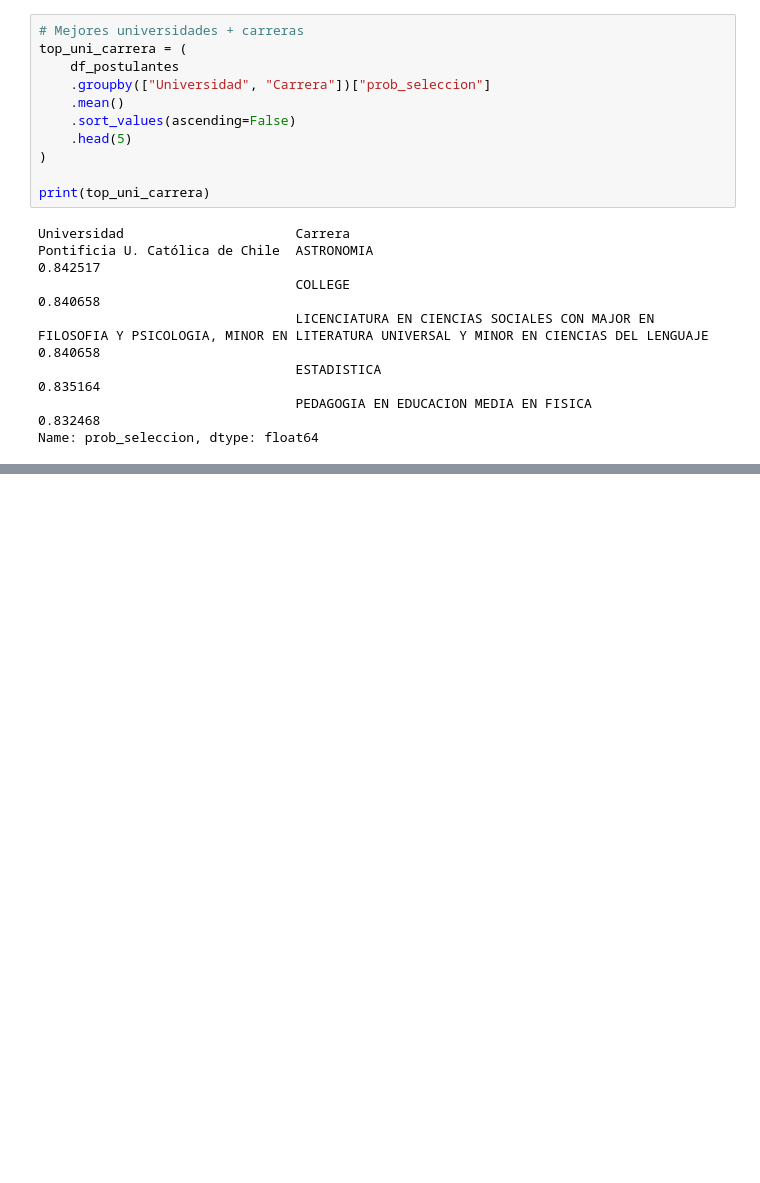
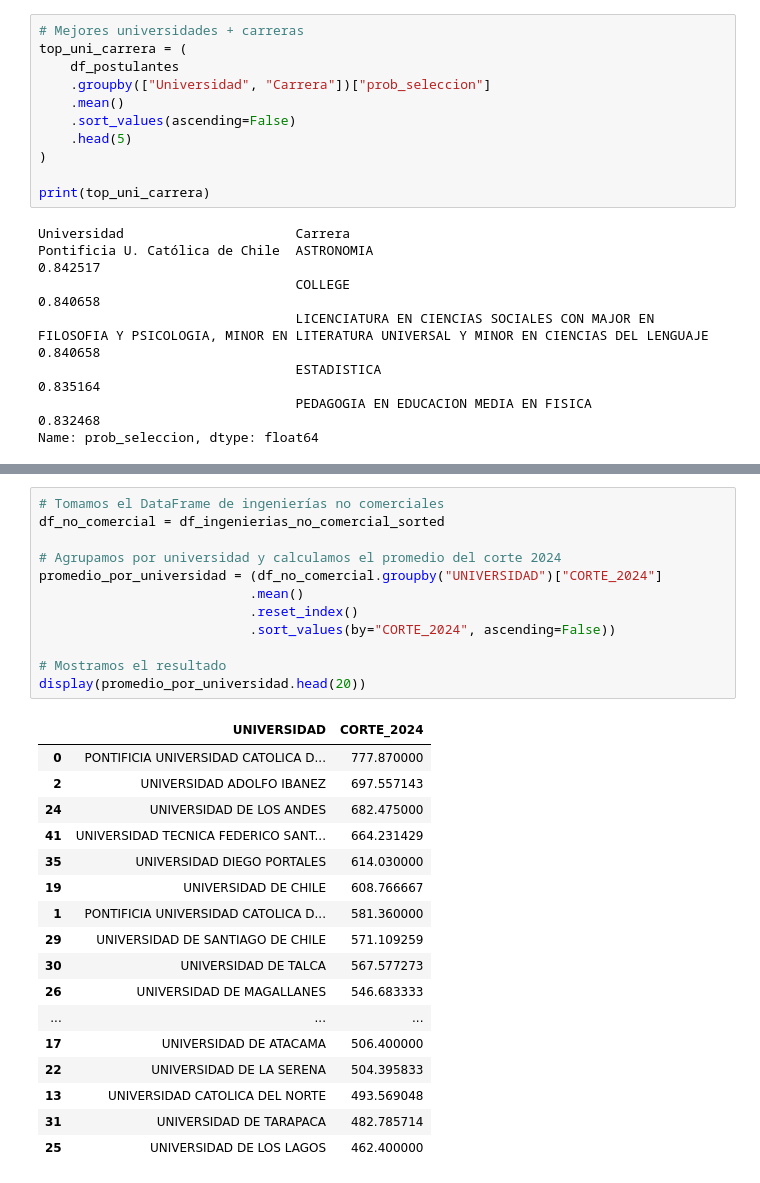
Before and after one commit to SergioHdezDC/IMT2200-Proyecto-Semestral, a Jupyter notebook: NotebookEnseñaChile.ipynb, the cells around one changed output, grey strips where cells are left out. Saved outputs shown, nothing was run; the diff lists cells and outputs as text; blank space fills up the shorter version.

```diff
--- a/NotebookEnseñaChile.ipynb
+++ b/NotebookEnseñaChile.ipynb
@@ -2303,0 +2415,30 @@ Name: prob_seleccion, dtype: float64
+# %%
+# Tomamos el DataFrame de ingenierías no comerciales
+df_no_comercial = df_ingenierias_no_comercial_sorted
+
+# Agrupamos por universidad y calculamos el promedio del corte 2024
+promedio_por_universidad = (df_no_comercial.groupby("UNIVERSIDAD")["CORTE_2024"]
+                           .mean()
+                           .reset_index()
+                           .sort_values(by="CORTE_2024", ascending=False))
+
+# Mostramos el resultado
+display(promedio_por_universidad.head(20))
+# %% [output]
+|  | UNIVERSIDAD | CORTE_2024 |
+| 0 | PONTIFICIA UNIVERSIDAD CATOLICA D... | 777.870000 |
+| 2 | UNIVERSIDAD ADOLFO IBANEZ | 697.557143 |
+| 24 | UNIVERSIDAD DE LOS ANDES | 682.475000 |
+| 41 | UNIVERSIDAD TECNICA FEDERICO SANT... | 664.231429 |
+| 35 | UNIVERSIDAD DIEGO PORTALES | 614.030000 |
+| 19 | UNIVERSIDAD DE CHILE | 608.766667 |
+| 1 | PONTIFICIA UNIVERSIDAD CATOLICA D... | 581.360000 |
+| 29 | UNIVERSIDAD DE SANTIAGO DE CHILE | 571.109259 |
+| 30 | UNIVERSIDAD DE TALCA | 567.577273 |
+| 26 | UNIVERSIDAD DE MAGALLANES | 546.683333 |
+| ... | ... | ... |
+| 17 | UNIVERSIDAD DE ATACAMA | 506.400000 |
+| 22 | UNIVERSIDAD DE LA SERENA | 504.395833 |
+| 13 | UNIVERSIDAD CATOLICA DEL NORTE | 493.569048 |
+| 31 | UNIVERSIDAD DE TARAPACA | 482.785714 |
+| 25 | UNIVERSIDAD DE LOS LAGOS | 462.400000 |
```
Also changed, not shown: parts of 21 cells of this notebook, 2 other files.
